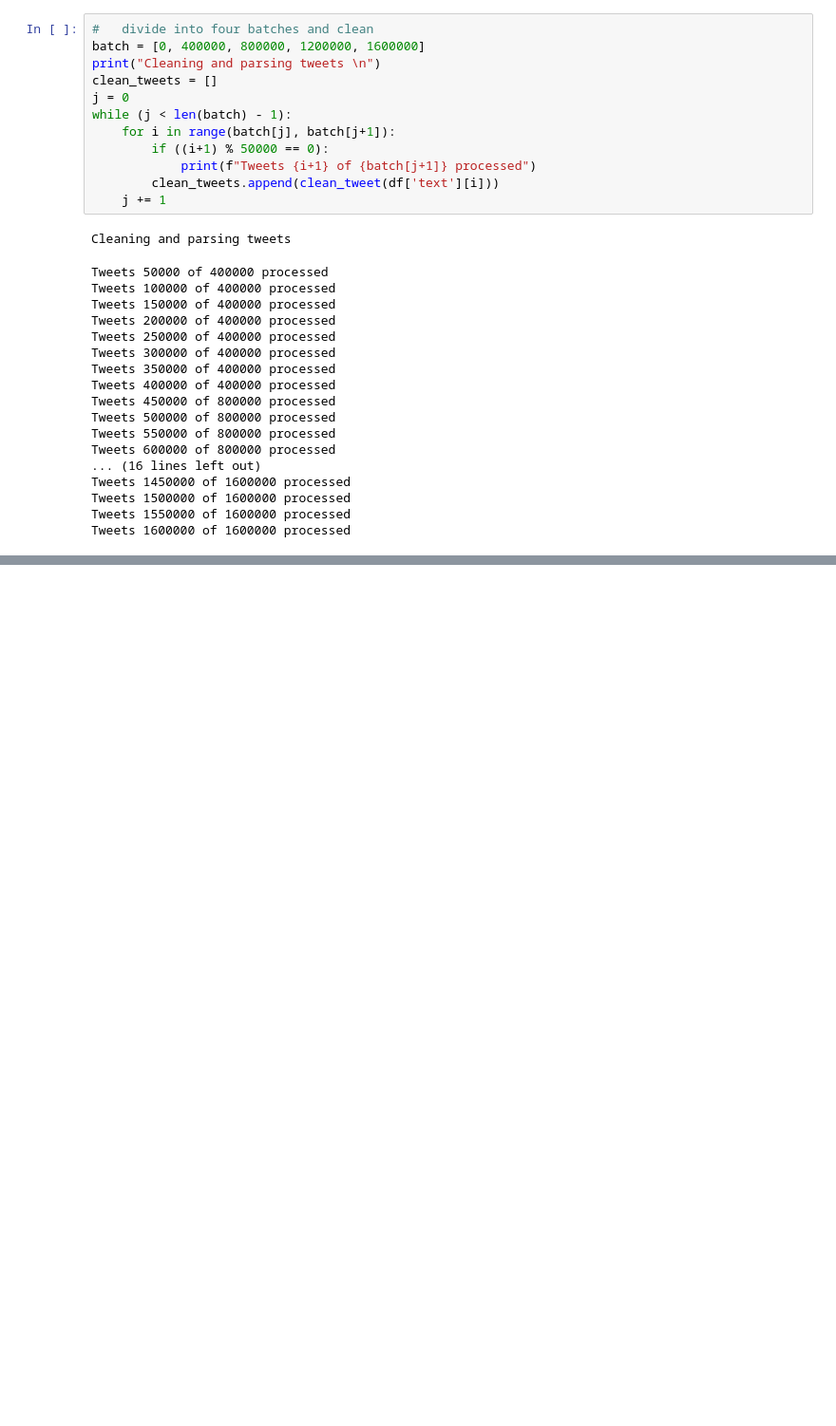
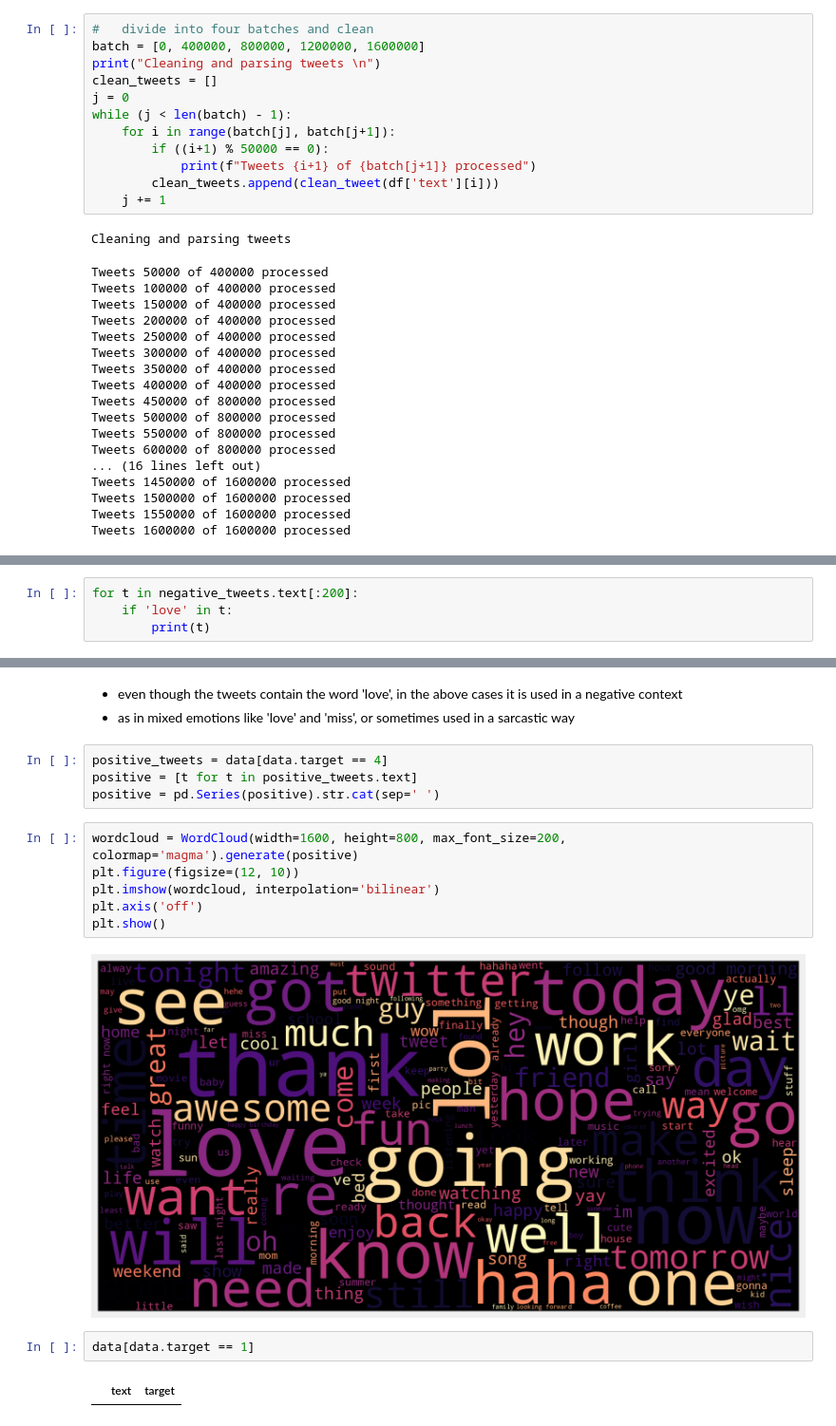
Before and after one commit to AndySama79/Sentiment-Analysis, a Jupyter notebook: sentiment-analysis.ipynb, the cells around one changed output, grey strips where cells are left out. Shown at 95% size. Saved outputs shown, nothing was run; the diff lists cells and outputs as text; blank space fills up the shorter version.

```diff
--- a/sentiment-analysis.ipynb
+++ b/sentiment-analysis.ipynb
@@ -315,0 +408,4 @@ data.head()
+# %%
+for t in negative_tweets.text[:200]:
+    if 'love' in t:
+        print(t)
@@ -315,0 +419,19 @@ data.head()
+# %% [markdown]
+- even though the tweets contain the word 'love', in the above cases it is used in a negative context
+- as in mixed emotions like 'love' and 'miss', or sometimes used in a sarcastic way
+# %%
+positive_tweets = data[data.target == 4]
+positive = [t for t in positive_tweets.text]
+positive = pd.Series(positive).str.cat(sep=' ')
+# %%
+wordcloud = WordCloud(width=1600, height=800, max_font_size=200, colormap='magma').generate(positive)
+plt.figure(figsize=(12, 10))
+plt.imshow(wordcloud, interpolation='bilinear')
+plt.axis('off')
+plt.show()
+# %% [output]
+[figure, added]
+# %%
+data[data.target == 1]
+# %% [output]
+|  | text | target |
```
Also changed, not shown: parts of 16 cells of this notebook, 1 other file.
